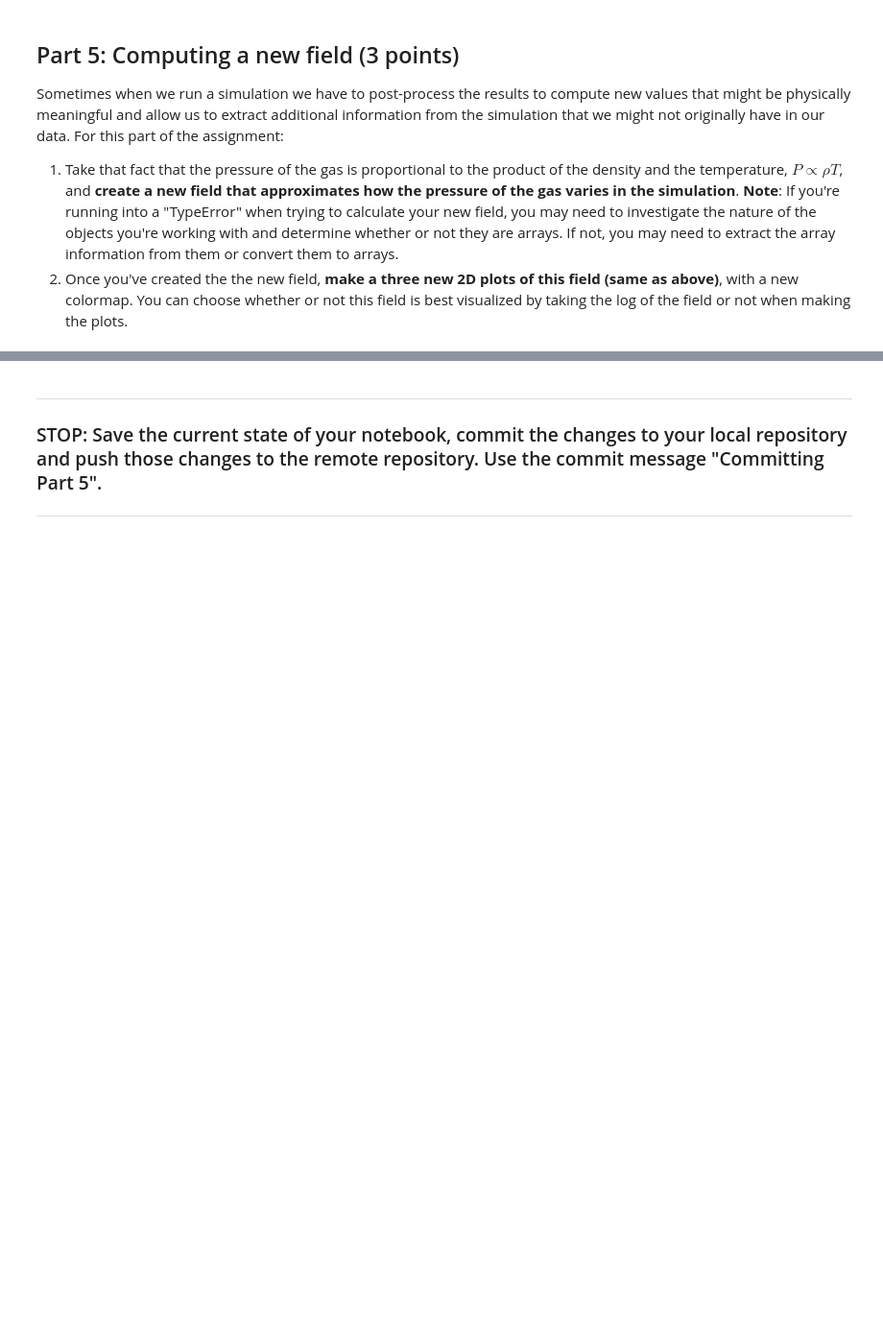
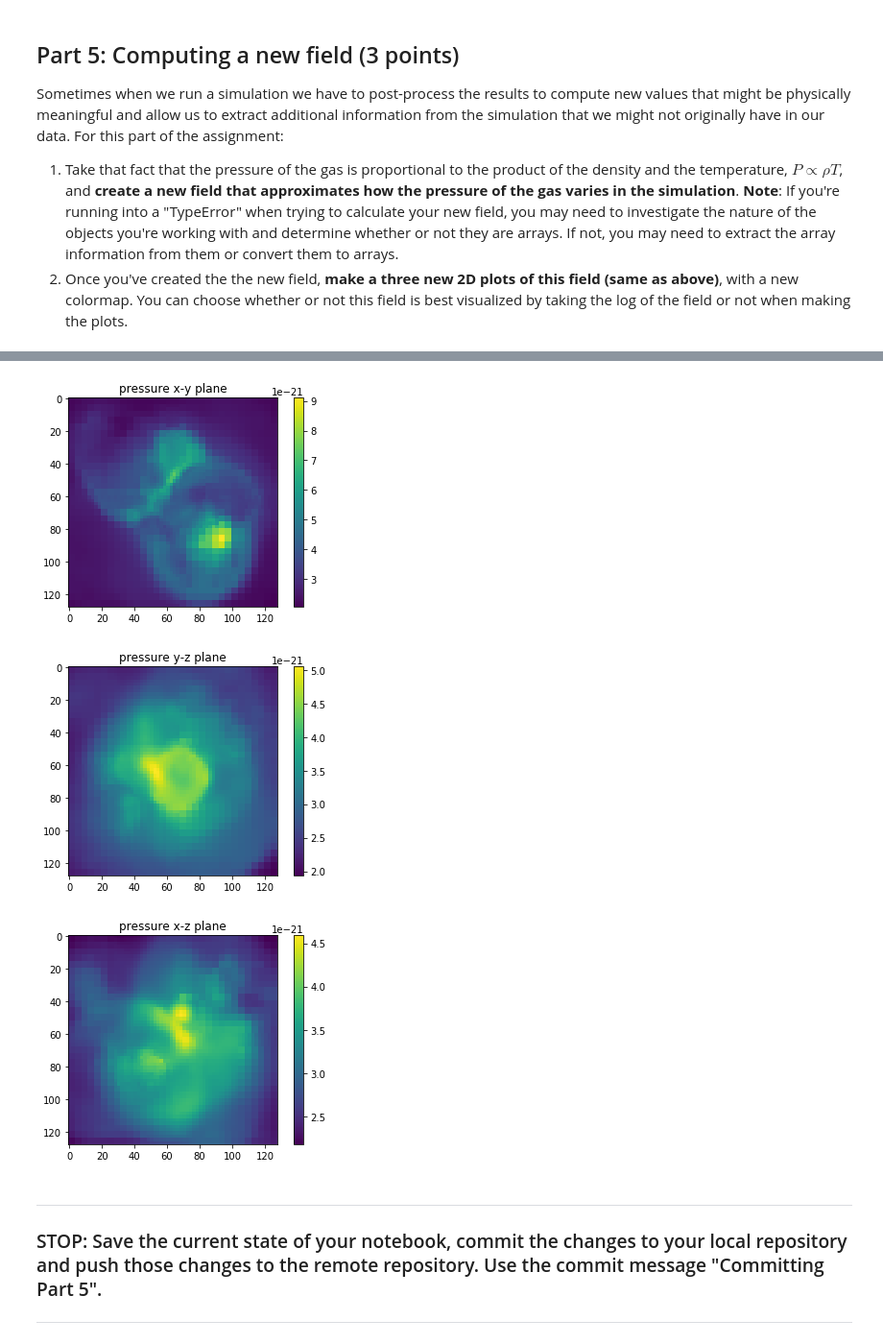
Before and after one commit to wanggua8/homework3, a Jupyter notebook: HW-03_DataManipulationAndNewPackagePratice.ipynb, the cells around one changed output, grey strips where cells are left out. Shown at 96% size. Drawn from its saved outputs; the diff is of its cells as text; code cells hidden in the pictures; blank space fills up the shorter version.

```diff
--- a/HW-03_DataManipulationAndNewPackagePratice.ipynb
+++ b/HW-03_DataManipulationAndNewPackagePratice.ipynb
@@ -347,3 +307,64 @@ array([ -1.31437420e+00,  -1.65915332e+00,  -5.65817641e-01,
+# %%
+density = list(f["density"])
+dxy=np.zeros((128,128))
+dyz=np.zeros((128,128))
+dxz=np.zeros((128,128))
+
+for i in range (len(density)):
+    for j in range (len(density)):
+        dxy[i][j] = density[i][j][0]
+for i in range (len(density)):
+    for j in range (len(density)):
+        dyz[i][j] = density[0][i][j]
+for i in range (len(density)):
+    for j in range (len(density)):
+        dxz[i][j] = density[i][0][j]
+
+
+
+temperature = list(f["temperature"])
+txy=np.zeros((128,128))
+tyz=np.zeros((128,128))
+txz=np.zeros((128,128))
+
+
+#plt.hist2d(x, y, bins=40)
+for i in range (len(temperature)):
+    for j in range (len(temperature)):
+        txy[i][j] = temperature[i][j][0]
+for i in range (len(temperature)):
+    for j in range (len(temperature)):
+        tyz[i][j] = temperature[0][i][j]
+for i in range (len(temperature)):
+    for j in range (len(temperature)):
+        txz[i][j] = temperature[i][0][j]
+new_xy = np.zeros((128,128))
+new_yz = np.zeros((128,128))
+new_xz = np.zeros((128,128))
+for i in range (128):
+    for j in range (128):
+        new_xy[i][j] = txy[i][j]*dxy[i][j]
+        new_yz[i][j] = tyz[i][j]*dyz[i][j]
+        new_xz[i][j] = txz[i][j]*dxz[i][j]
+
+plt.title("pressure x-y plane")
+plt.imshow(new_xy)
+plt.colorbar()
+plt.show()
+
+plt.title("pressure y-z plane")
+plt.imshow(new_yz)
+plt.colorbar()
+plt.show()
+
+plt.title("pressure x-z plane")
+plt.imshow(new_xz)
+plt.colorbar()
+plt.show()
+# %% [output]
+[figure, added]
+[figure, added]
+[figure, added]
 # %% [markdown]
 ---
 ### STOP: Save the current state of your notebook, commit the changes to your local repository and push those changes to the remote repository. Use the commit message "Committing Part 5".
```
Also changed, not shown: parts of 3 cells of this notebook.
